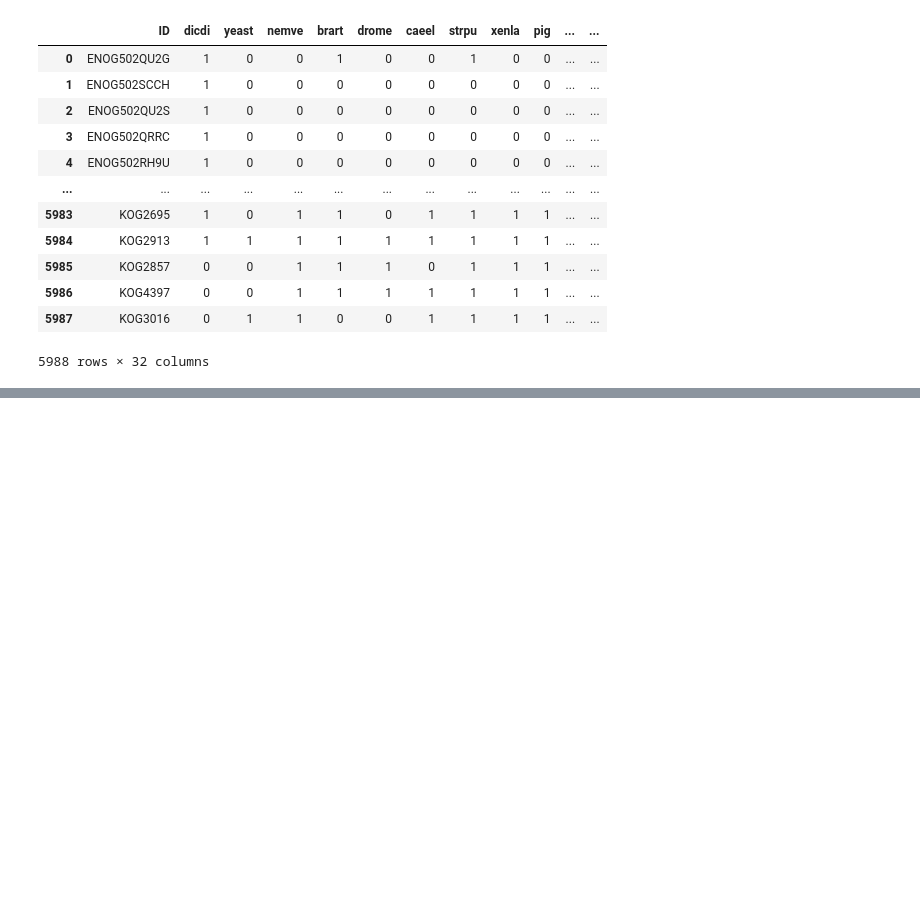
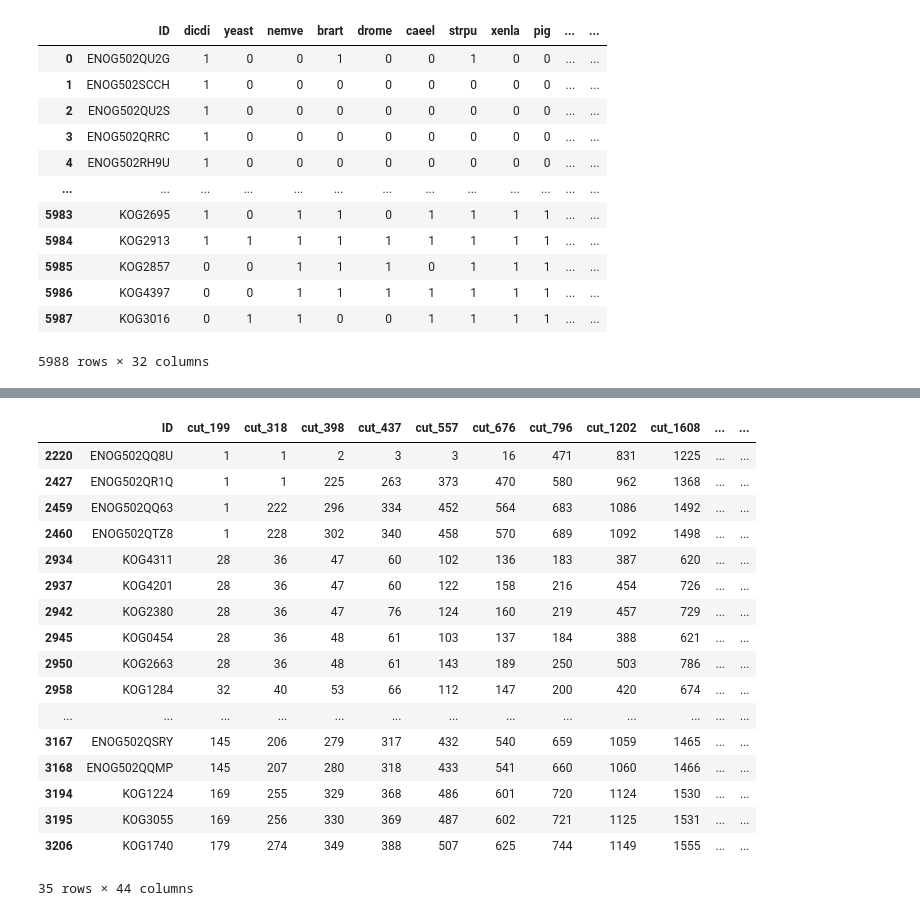
Before and after one commit to marcottelab/leca-proteomics, a Jupyter notebook: notebooks/filter_chloroplasts.ipynb, the cells around one changed output, grey strips where cells are left out. Saved outputs shown, nothing was run; the diff lists cells and outputs as text; code cells hidden in the pictures; blank space fills up the shorter version.

```diff
--- a/notebooks/filter_chloroplasts.ipynb
+++ b/notebooks/filter_chloroplasts.ipynb
@@ -142,0 +147,7 @@ pa_df
+# %%
+import pandas as pd
+import numpy as np
+
+infile = '../ppi_ml/results/walktrap/step_sweep/LinearSVC_100feats_fdr10_4steps.csv'
+df = pd.read_csv(infile)
+cplast_patterns = ['chloroplast', 'plastid']
@@ -142,0 +177,24 @@ pa_df
+# %%
+# try more exclusive approach
+filter_col = 'arath_subcellular_location_cc'
+cplast_df = df[(df[filter_col].str.contains('|'.join(cplast_patterns), na=False)) & (df['amor_11'] < 0.1)]
+cplast_df
+# %% [output]
+|  | ID | cut_199 | cut_318 | cut_398 | cut_437 | cut_557 | cut_676 | cut_796 | cut_1202 | cut_1608 | ... | ... |
+| 2220 | ENOG502QQ8U | 1 | 1 | 2 | 3 | 3 | 16 | 471 | 831 | 1225 | ... | ... |
+| 2427 | ENOG502QR1Q | 1 | 1 | 225 | 263 | 373 | 470 | 580 | 962 | 1368 | ... | ... |
+| 2459 | ENOG502QQ63 | 1 | 222 | 296 | 334 | 452 | 564 | 683 | 1086 | 1492 | ... | ... |
+| 2460 | ENOG502QTZ8 | 1 | 228 | 302 | 340 | 458 | 570 | 689 | 1092 | 1498 | ... | ... |
+| 2934 | KOG4311 | 28 | 36 | 47 | 60 | 102 | 136 | 183 | 387 | 620 | ... | ... |
+| 2937 | KOG4201 | 28 | 36 | 47 | 60 | 122 | 158 | 216 | 454 | 726 | ... | ... |
+| 2942 | KOG2380 | 28 | 36 | 47 | 76 | 124 | 160 | 219 | 457 | 729 | ... | ... |
+| 2945 | KOG0454 | 28 | 36 | 48 | 61 | 103 | 137 | 184 | 388 | 621 | ... | ... |
+| 2950 | KOG2663 | 28 | 36 | 48 | 61 | 143 | 189 | 250 | 503 | 786 | ... | ... |
+| 2958 | KOG1284 | 32 | 40 | 53 | 66 | 112 | 147 | 200 | 420 | 674 | ... | ... |
+| ... | ... | ... | ... | ... | ... | ... | ... | ... | ... | ... | ... | ... |
+| 3167 | ENOG502QSRY | 145 | 206 | 279 | 317 | 432 | 540 | 659 | 1059 | 1465 | ... | ... |
+| 3168 | ENOG502QQMP | 145 | 207 | 280 | 318 | 433 | 541 | 660 | 1060 | 1466 | ... | ... |
+| 3194 | KOG1224 | 169 | 255 | 329 | 368 | 486 | 601 | 720 | 1124 | 1530 | ... | ... |
+| 3195 | KOG3055 | 169 | 256 | 330 | 369 | 487 | 602 | 721 | 1125 | 1531 | ... | ... |
+| 3206 | KOG1740 | 179 | 274 | 349 | 388 | 507 | 625 | 744 | 1149 | 1555 | ... | ... |
+35 rows × 44 columns
```
Also changed, not shown: parts of 8 cells of this notebook, 11 other files.
